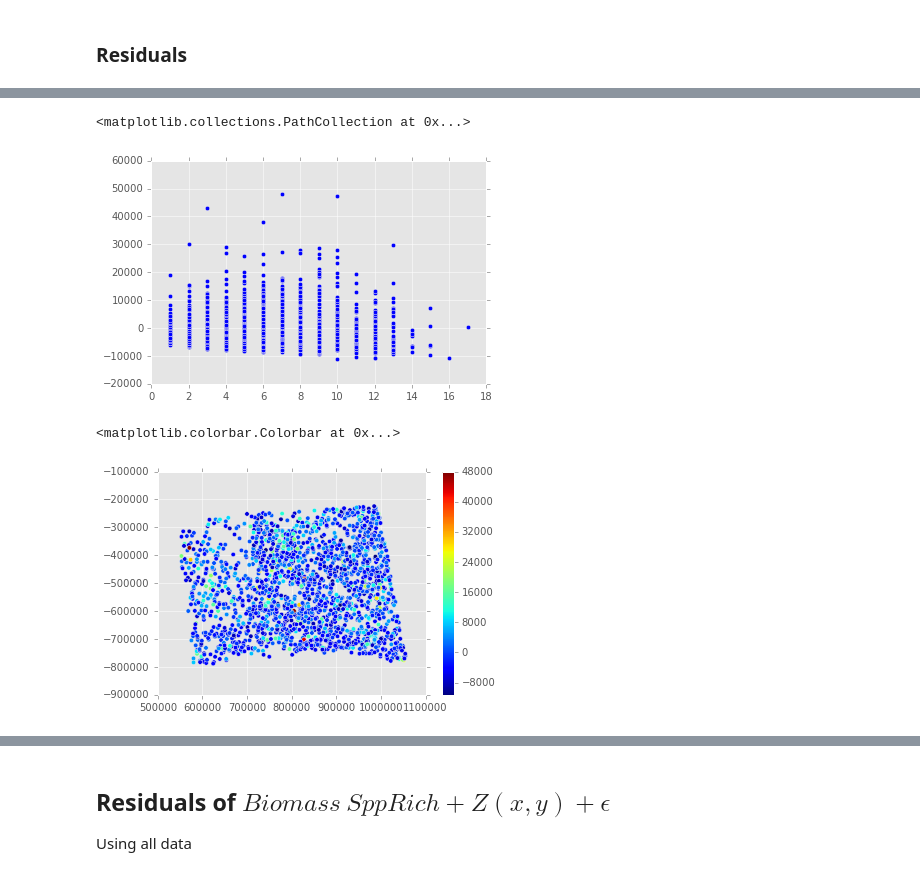
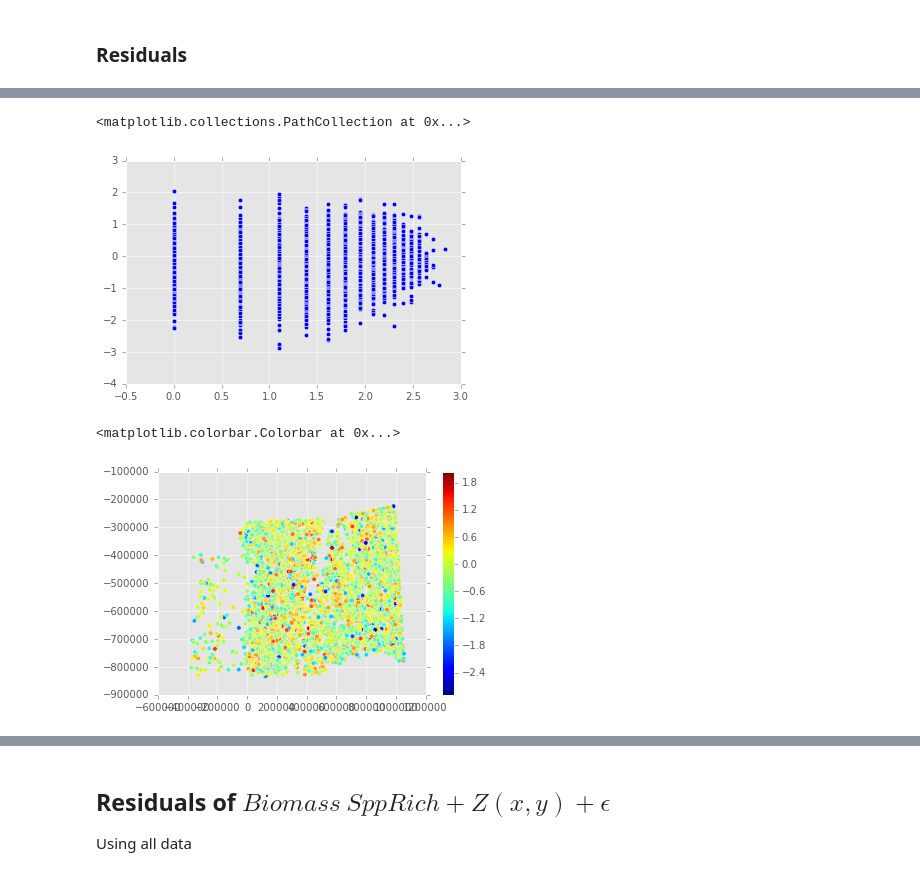
Before and after one commit to molgor/spystats, a Jupyter notebook: notebooks/spatial_autocorrelation_with_trend.ipynb, the cells around one changed output, grey strips where cells are left out. Drawn from its saved outputs; the diff is of its cells as text; code cells hidden in the pictures.

```diff
--- a/notebooks/spatial_autocorrelation_with_trend.ipynb
+++ b/notebooks/spatial_autocorrelation_with_trend.ipynb
@@ -37,0 +48,12 @@ new_data =  new_data.to_crs("+proj=aea +lat_1=29.5 +lat_2=45.5 +lat_0=37.5 +lon_
+# %%
+## All data
+### Now with statsmodels.api
+
+#xx = X.SppN.values.reshape(-1,1)
+#xx = sm.add_constant(xx)
+#model = sm.OLS(Y.values.reshape(-1,1),xx)
+
+model = smf.ols(formula='logBiomass ~ logSppN',data=new_data)
+results = model.fit()
+param_model = results.params
+results.summary()
@@ -38,6 +78,11 @@ new_data =  new_data.to_crs("+proj=aea +lat_1=29.5 +lat_2=45.5 +lat_0=37.5 +lon_
+# %%
+new_data['residuals1'] = results.resid
 # %% [markdown]
 ## The area is very big -> 35000 points.
 We need to make a subset of this
 # %%
 # COnsider the the following subregion
-section = new_data[lambda x:  (x.LON > -90) & (x.LON < -85) & (x.LAT > 30) & (x.LAT < 35) ]
+section = new_data[lambda x:  (x.LON > -100) & (x.LON < -85) & (x.LAT > 30) & (x.LAT < 35) ]
+section.plot(column='SppN')
+section.plot(column='plotBiomass')
+section.shape
@@ -58,3 +92,0 @@ section.shape
-# %%
-section['newLon'] = section.apply(lambda c : c.geometry.x, axis=1)
-section['newLat'] = section.apply(lambda c : c.geometry.y, axis=1)
@@ -217,14 +116,14 @@ conf_int
 # %%
-plt.scatter(section.SppN,results.resid)
+plt.scatter(section.logSppN,section.residuals1)
 # %% [output]
 <matplotlib.collections.PathCollection at 0x...>
-[figure, old version]
+[figure, new version]
 # %%
-plt.scatter(section.newLon,section.newLat,c=results.resid)
+plt.scatter(section.newLon,section.newLat,c=section.residuals1)
 plt.colorbar()
 # %% [output]
 <matplotlib.colorbar.Colorbar at 0x...>
-[figure, old version]
+[figure, new version]
 # %%
 # Import GPFlow
 import GPflow as gf
```
Also changed, not shown: parts of 61 cells of this notebook, 7 other files.
